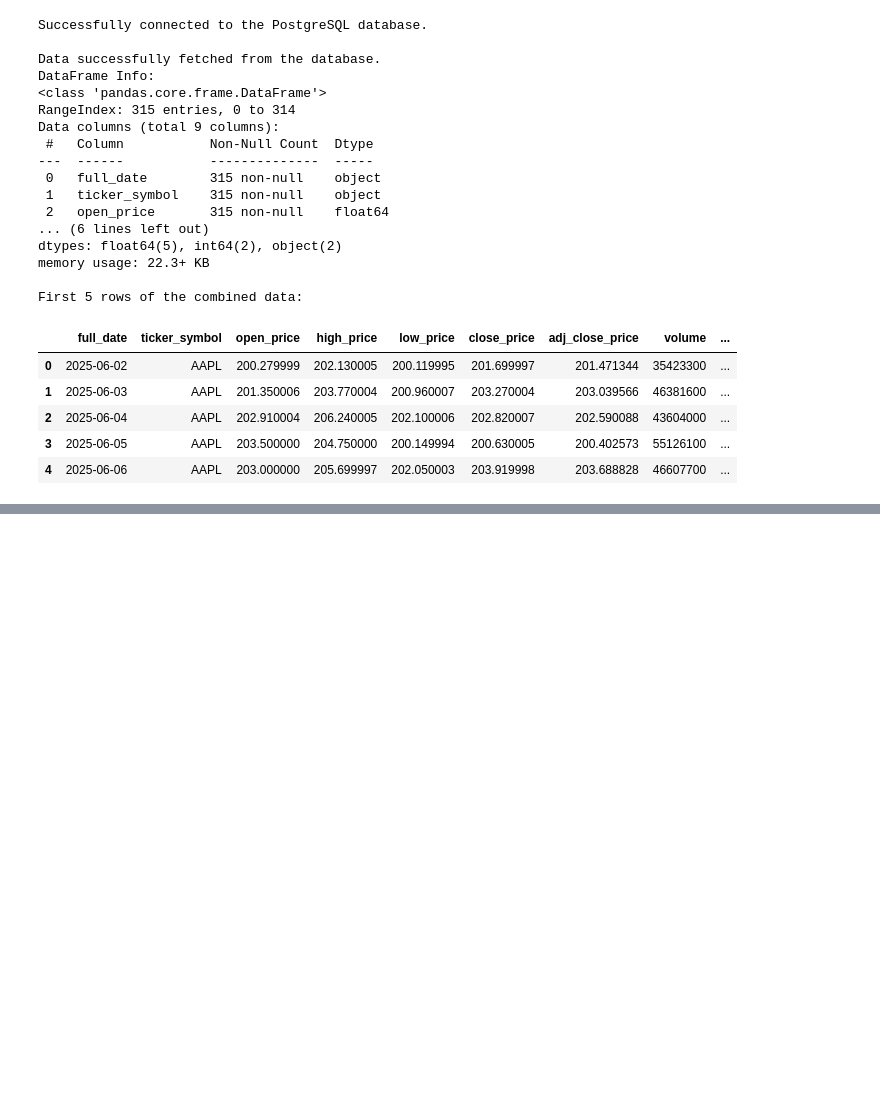
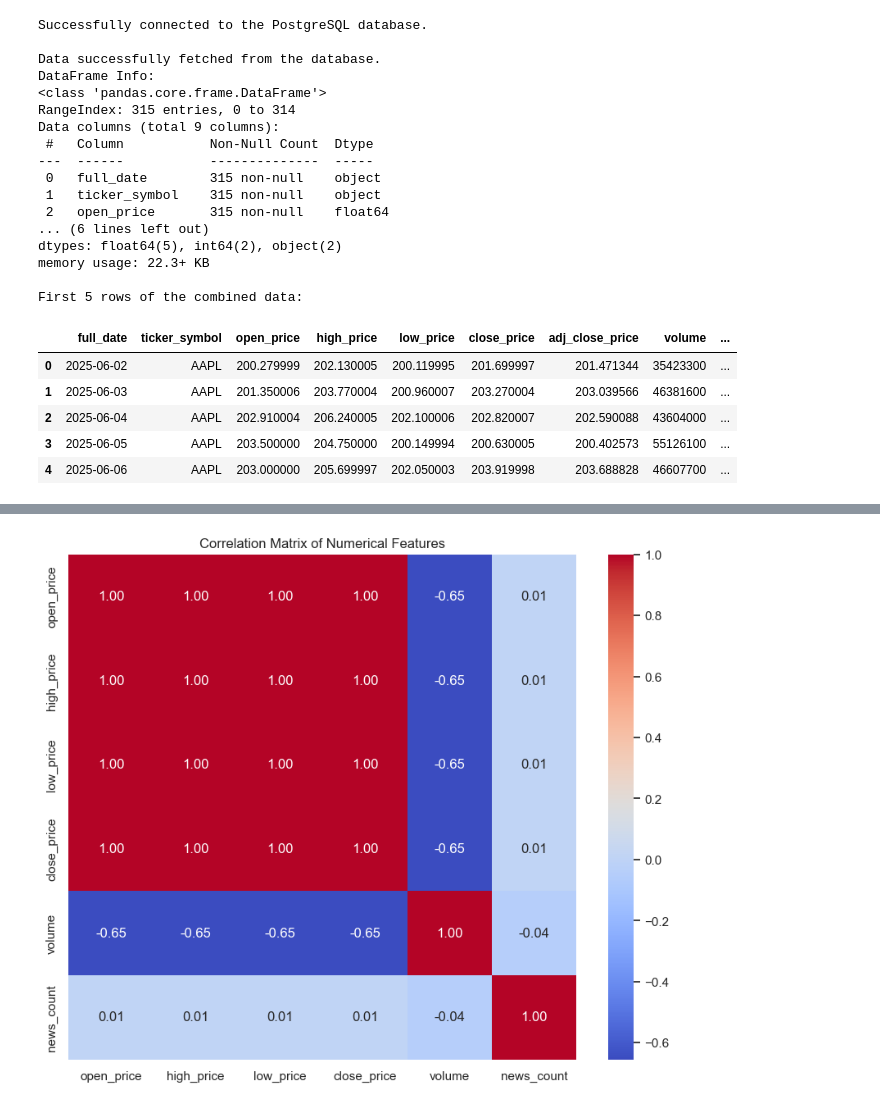
Before and after one commit to idealidler/Stock-Sentiment-Dashboard, a Jupyter notebook: 01-Analysis.ipynb, the cells around one changed output, grey strips where cells are left out. Saved outputs shown, nothing was run; the diff lists cells and outputs as text; code cells hidden in the pictures; blank space fills up the shorter version.

```diff
--- a/01-Analysis.ipynb
+++ b/01-Analysis.ipynb
@@ -101,0 +148,14 @@ First 5 rows of the combined data:
+# %%
+# Select only numerical columns for correlation calculation
+numerical_df = df[['open_price', 'high_price', 'low_price', 'close_price', 'volume', 'news_count']].copy()
+
+# Calculate the correlation matrix
+corr_matrix = numerical_df.corr()
+
+# Plot the heatmap
+plt.figure(figsize=(10, 8))
+sns.heatmap(corr_matrix, annot=True, cmap='coolwarm', fmt=".2f")
+plt.title('Correlation Matrix of Numerical Features')
+plt.show()
+# %% [output]
+[figure, added]
```
Also changed, not shown: parts of 6 cells of this notebook.
